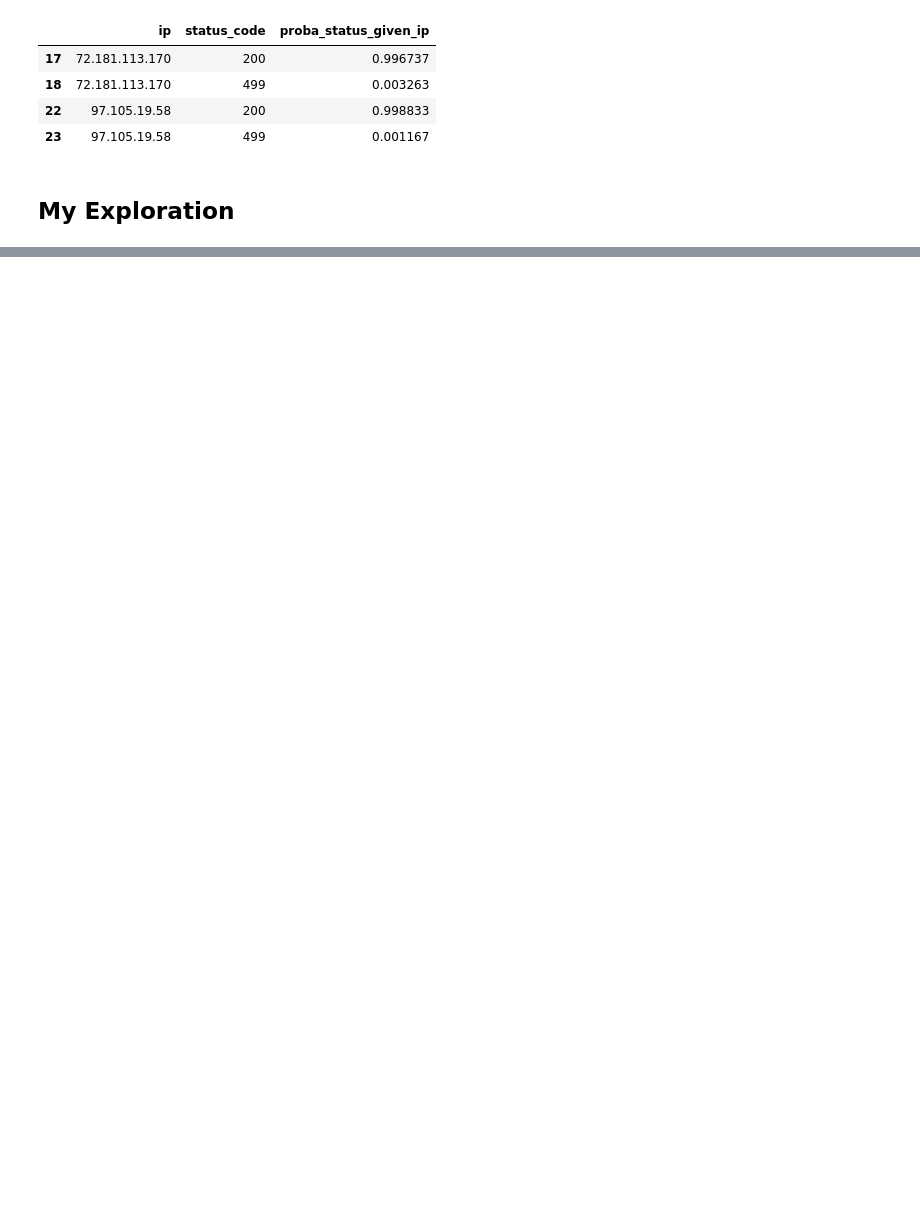
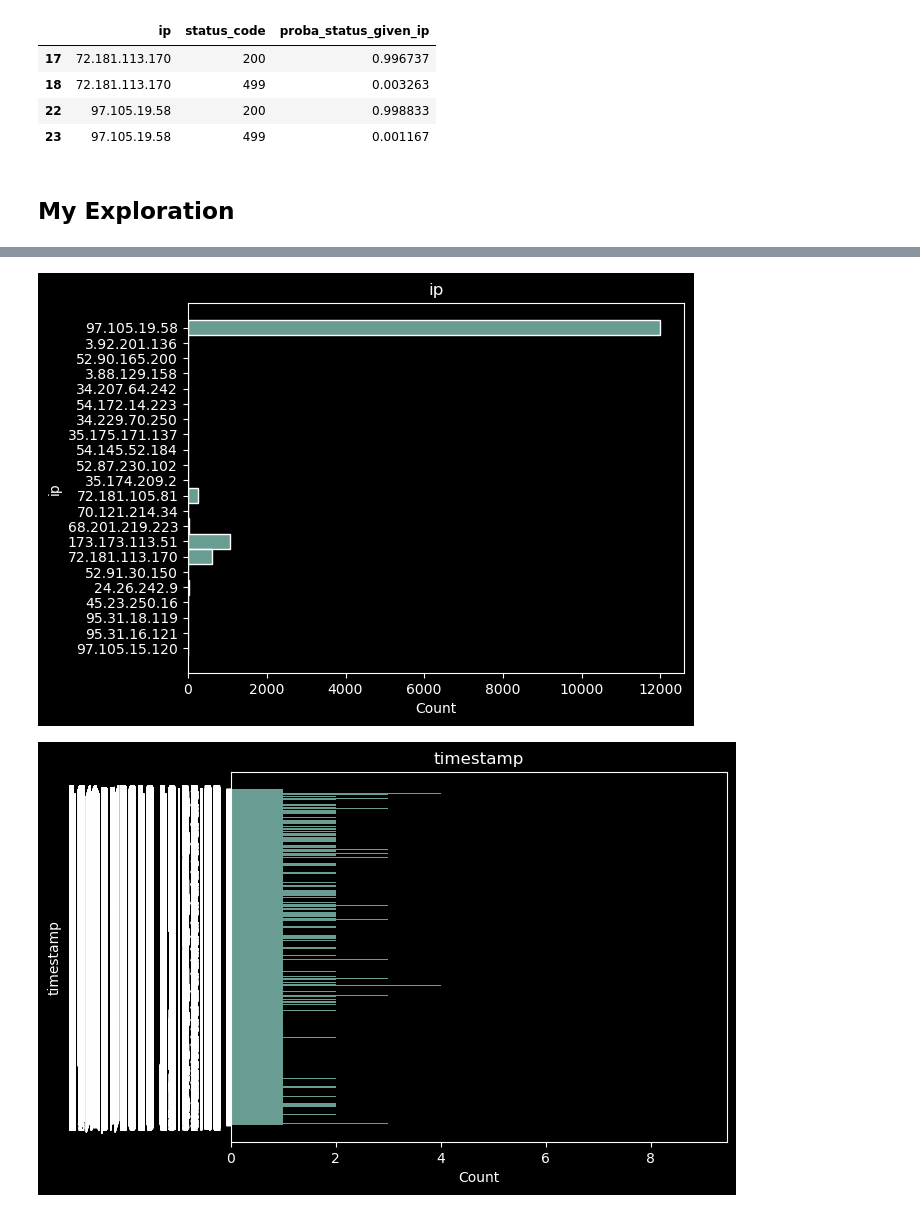
Before and after one commit to Zacharia-Schmitz/anomaly-detection-exercises, a Jupyter notebook: discrete_anomaly_detection.ipynb, the cells around one changed output, grey strips where cells are left out. Cells and saved outputs as stored; diff of their text form; code cells hidden in the pictures; blank space fills up the shorter version.

```diff
--- a/discrete_anomaly_detection.ipynb
+++ b/discrete_anomaly_detection.ipynb
@@ -177,0 +219,8 @@ df['status_desc'] = df.status_code.apply(lambda x: 'success' if x == '200' else
+# %%
+for col in df.columns:
+    sns.histplot(data=df,y=col)
+    plt.title(col)
+    plt.show()
+# %% [output]
+[figure, added]
+[figure, added]
```
Also changed, not shown: parts of 20 cells of this notebook.
